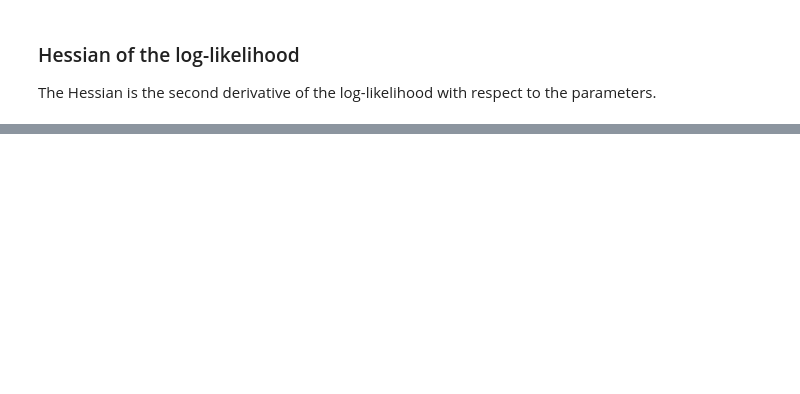
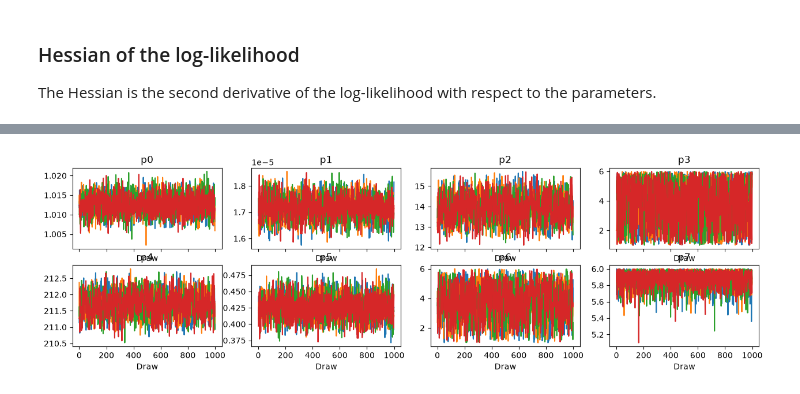
Before and after one commit to refnx/refnx, a Jupyter notebook: doc/automatic_differentiation.ipynb, the cells around one changed output, grey strips where cells are left out. Cells and saved outputs as stored; diff of their text form; code cells hidden in the pictures; blank space fills up the shorter version.

```diff
--- a/doc/automatic_differentiation.ipynb
+++ b/doc/automatic_differentiation.ipynb
@@ -209,0 +223,33 @@ np.testing.assert_allclose(
+# %%
+with pm.Model() as model:
+    pars = objective.parameters.varying_parameters()
+    wrapped_pars = []
+
+    # we gave all the parameters a uniform prior
+    # if you wish you could give a different type of distribution. pymc has many kinds of inbuilt distributions.
+    for i, p in enumerate(pars):
+        _p = pm.Uniform(f"p{i}", p.bounds.lb, p.bounds.ub, initval=p.value)
+        wrapped_pars.append(_p)
+    theta = tuple(wrapped_pars)
+
+    # co is our CompiledObjective
+    # we want to make a Pytensor out of `co.generative`, which is a JAX function.
+    gen_op = GenerativeOp(co)
+    R_model = pm.Deterministic("R_model", gen_op(theta))
+
+    # alternatively we can wrap the JAX function from our CompiledObjective:
+    # R_model = pm.Deterministic(
+    #     "R_model",
+    #     pytensor.wrap_jax(co.generative)(pt.stack(theta))
+    # )
+
+    # the following is setting up a Normally distributed epsilon on each fitted point.
+    # the mean value is assumed to be the generative model, the observed data are the data.y values
+    # and the uncertainties on the observed data is given by data.y_err.
+    pm.Normal(
+        "y_obs",
+        mu=R_model,
+        sigma=data.y_err,
+        observed=data.y,
+    )
+    idata = pm.sample()
@@ -209,0 +260,6 @@ np.testing.assert_allclose(
+# %%
+# The arviz package can display the traces for all the varying parameters.
+# p0, p1, p2, ..., refer the the ordered list of varying parameters in the system.
+az.plot_trace(idata, var_names=["p"], filter_vars="like");
+# %% [output]
+[figure, added]
```
Also changed, not shown: parts of 12 cells of this notebook.
